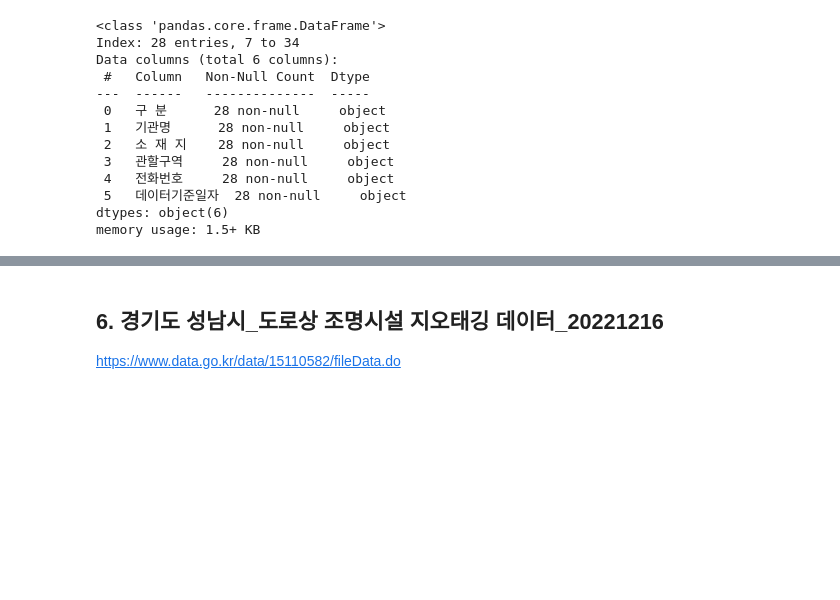
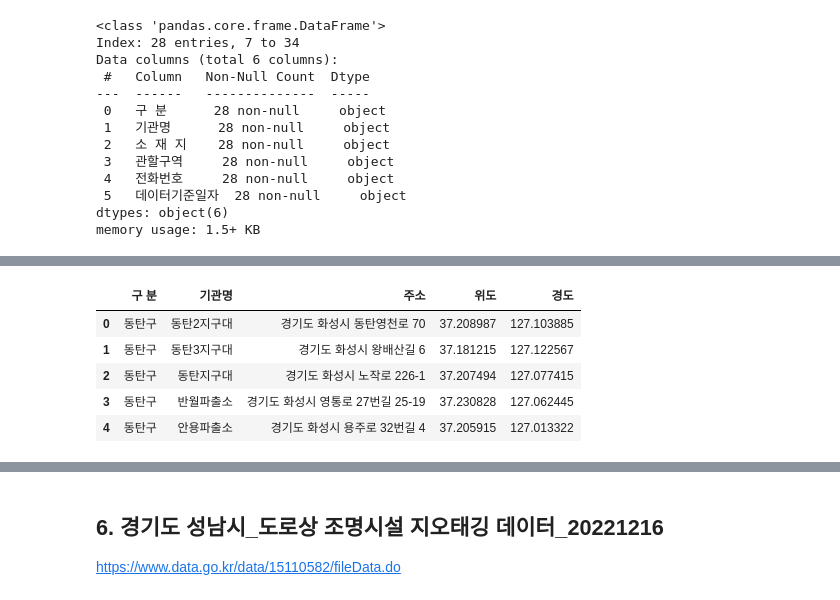
Before and after one commit to jimena1lee/1stProject_MSAI09, a Jupyter notebook: Raw-Data/외부 안전위험요소/eda_data.ipynb, the cells around one changed output, grey strips where cells are left out. Cells and saved outputs as stored; diff of their text form; code cells hidden in the pictures; blank space fills up the shorter version.

```diff
--- a/Raw-Data/외부 안전위험요소/eda_data.ipynb
+++ b/Raw-Data/외부 안전위험요소/eda_data.ipynb
@@ -504,0 +719,26 @@ memory usage: 1.5+ KB
+# %%
+# 주소 컬럼명 확인 후 수정 (이미지 기준: "소재지" 또는 "주소")
+address_col = "주소"  # 또는 "주소"
+
+# 위도/경도 컬럼 추가
+latitudes = []
+longitudes = []
+
+for addr in police_location_df[address_col]:
+    lat, lon = get_coordinates(addr)
+    latitudes.append(lat)
+    longitudes.append(lon)
+    time.sleep(0.3)  # API 호출 제한 방지 (초당 최대 10회)
+
+police_location_df["위도"] = latitudes
+police_location_df["경도"] = longitudes
+
+# 결과 확인
+police_location_df.head()
+# %% [output]
+|  | 구 분 | 기관명 | 주소 | 위도 | 경도 |
+| 0 | 동탄구 | 동탄2지구대 | 경기도 화성시 동탄영천로 70 | 37.208987 | 127.103885 |
+| 1 | 동탄구 | 동탄3지구대 | 경기도 화성시 왕배산길 6 | 37.181215 | 127.122567 |
+| 2 | 동탄구 | 동탄지구대 | 경기도 화성시 노작로 226-1 | 37.207494 | 127.077415 |
+| 3 | 동탄구 | 반월파출소 | 경기도 화성시 영통로 27번길 25-19 | 37.230828 | 127.062445 |
+| 4 | 동탄구 | 안용파출소 | 경기도 화성시 용주로 32번길 4 | 37.205915 | 127.013322 |
```
Also changed, not shown: parts of 24 cells of this notebook, 3 other files.
